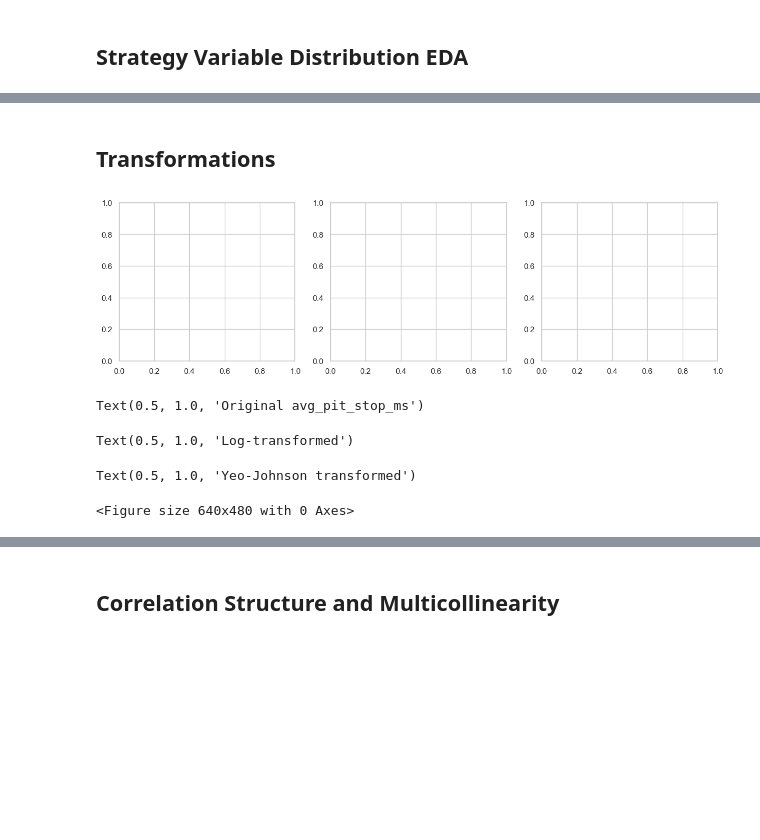
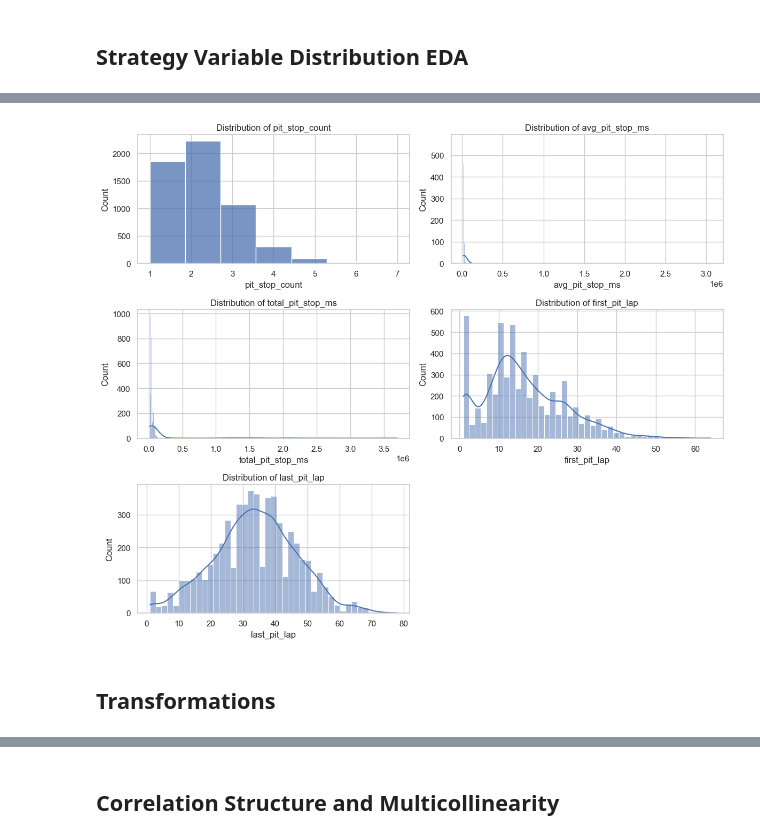
Before and after one commit to blackpaigestone/f1-worldchamp, a Jupyter notebook: 05_distribution_shape_and_dimensionality.ipynb, the cells around one changed output, grey strips where cells are left out. Drawn from its saved outputs; the diff is of its cells as text; code cells hidden in the pictures; blank space fills up the shorter version.

Commit message:
refactoring notebook and adding more transformations and comparisons

```diff
--- a/05_distribution_shape_and_dimensionality.ipynb
+++ b/05_distribution_shape_and_dimensionality.ipynb
@@ -261,34 +216,35 @@ shape_summary_strategy
+# %%
+PIT_VARS = [
+    "pit_stop_count",
+    "avg_pit_stop_ms",
+    "total_pit_stop_ms",
+    "first_pit_lap",
+    "last_pit_lap"
+]
+
+pit_df = df_strategy[PIT_VARS].apply(pd.to_numeric, errors="coerce")
+
+fig, axes = plt.subplots(3, 2, figsize=(12, 10))
+axes = axes.flatten()
+
+for i, col in enumerate(PIT_VARS):
+    series = pit_df[col].dropna()
+
+    if col == "pit_stop_count":
+        sns.histplot(series, bins=min(series.nunique(), 15), kde=False, ax=axes[i])
+    else:
+        sns.histplot(series, kde=True, ax=axes[i])
+
+    axes[i].set_title(f"Distribution of {col}")
+    axes[i].set_xlabel(col)
+    axes[i].set_ylabel("Count")
+
+# remove unused subplot
+fig.delaxes(axes[-1])
+
+plt.tight_layout()
+plt.show()
+# %% [output]
+[figure, added]
 # %% [markdown]
 ## Transformations
-# %%
-df_strategy["log_avg_pit_stop_ms"] = np.log1p(df_strategy["avg_pit_stop_ms"])
-df_strategy["log_total_pit_stop_ms"] = np.log1p(df_strategy["total_pit_stop_ms"])
-
-pt = PowerTransformer(method="yeo-johnson")
-
-df_strategy["avg_pit_stop_ms_yeojohnson"] = pt.fit_transform(
-    df_strategy[["avg_pit_stop_ms"]]
-)
-fig, axes = plt.subplots(1, 3, figsize=(15, 4))
-# %% [output]
-[figure, removed]
-# %%
-sns.histplot(df_strategy["avg_pit_stop_ms"].dropna(), kde=True, ax=axes[0])
-axes[0].set_title("Original avg_pit_stop_ms")
-# %% [output]
-Text(0.5, 1.0, 'Original avg_pit_stop_ms')
-# %%
-sns.histplot(df_strategy["log_avg_pit_stop_ms"].dropna(), kde=True, ax=axes[1])
-axes[1].set_title("Log-transformed")
-# %% [output]
-Text(0.5, 1.0, 'Log-transformed')
-# %%
-sns.histplot(df_strategy["avg_pit_stop_ms_yeojohnson"].dropna(), kde=True, ax=axes[2])
-axes[2].set_title("Yeo-Johnson transformed")
-# %% [output]
-Text(0.5, 1.0, 'Yeo-Johnson transformed')
-# %%
-plt.tight_layout()
-plt.show()
-# %% [output]
-<Figure size 640x480 with 0 Axes>
```
Also changed, not shown: parts of 34 cells of this notebook.
